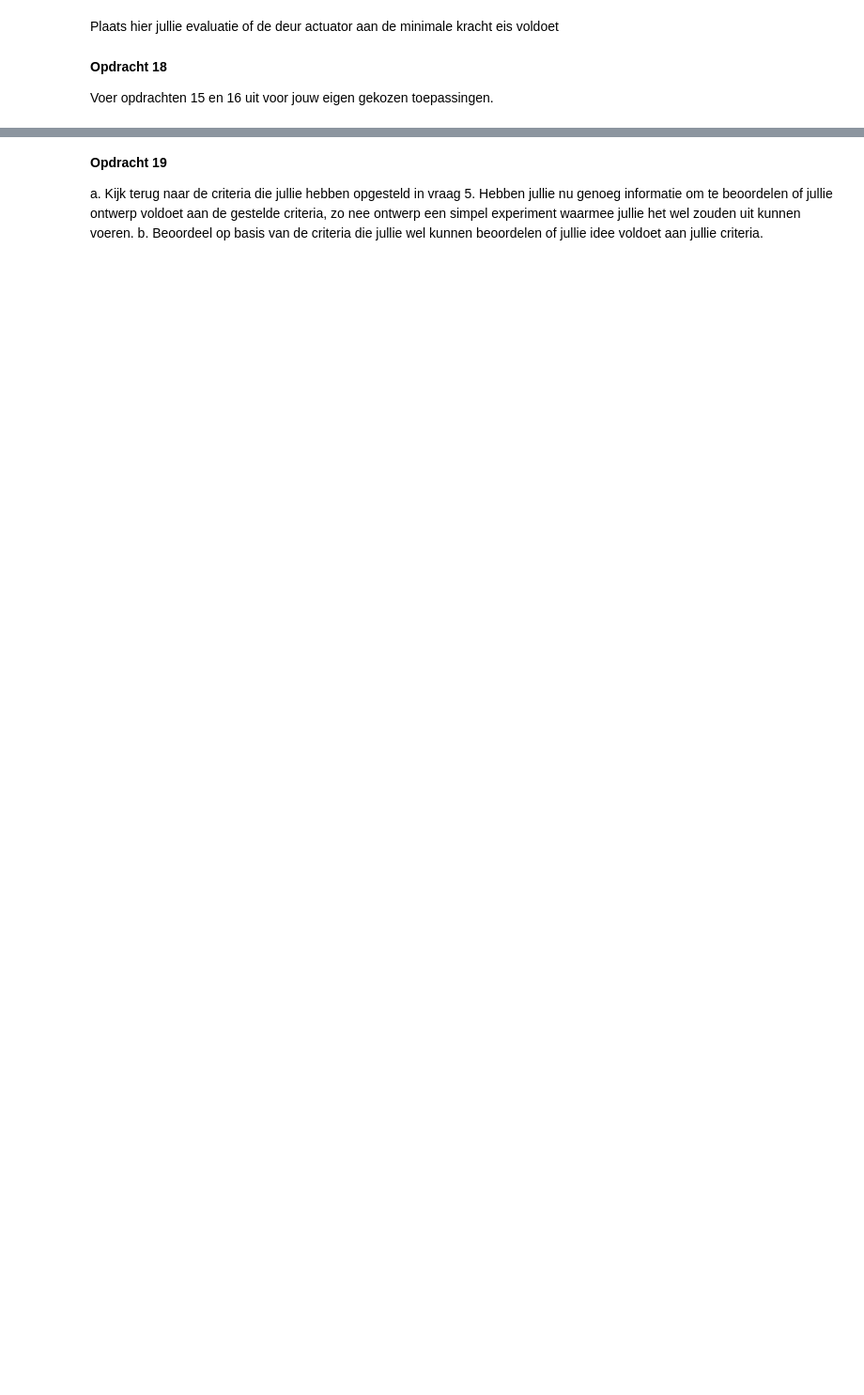
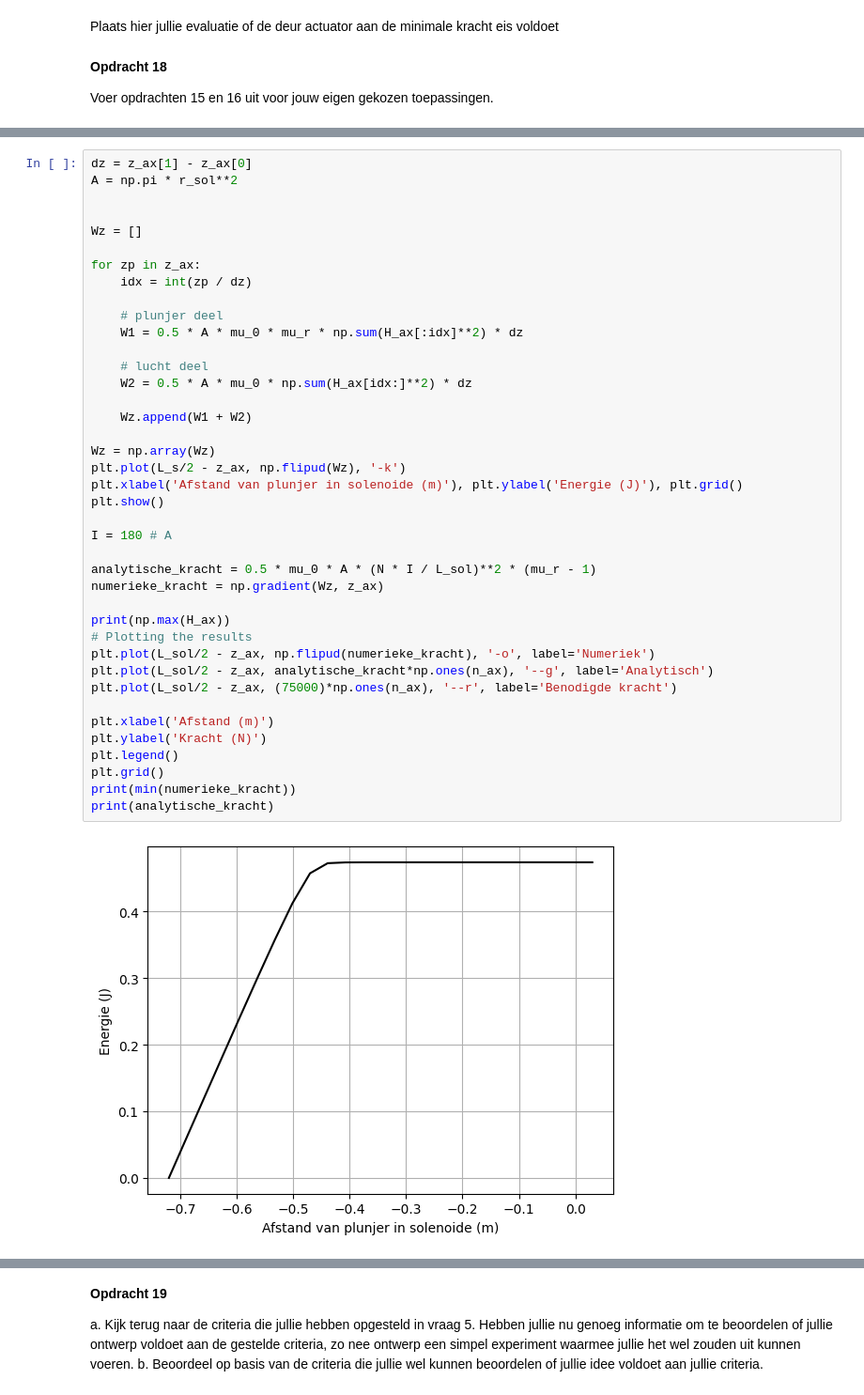
Before and after one commit to DavantePES/Def-D, a Jupyter notebook: DigitaleOntwerpopdrachten/2KrachtActuatorOpdracht/KrachtactuatorOpdracht.ipynb, the cells around one changed output, grey strips where cells are left out. Shown at 94% size. Drawn from its saved outputs; the diff is of its cells as text; blank space fills up the shorter version.

```diff
--- a/DigitaleOntwerpopdrachten/2KrachtActuatorOpdracht/KrachtactuatorOpdracht.ipynb
+++ b/DigitaleOntwerpopdrachten/2KrachtActuatorOpdracht/KrachtactuatorOpdracht.ipynb
@@ -656,0 +735,42 @@ Voer opdrachten 15 en 16 uit voor jouw eigen gekozen toepassingen.
+# %%
+dz = z_ax[1] - z_ax[0]
+A = np.pi * r_sol**2
+
+
+Wz = []
+
+for zp in z_ax:
+    idx = int(zp / dz)
+
+    # plunjer deel
+    W1 = 0.5 * A * mu_0 * mu_r * np.sum(H_ax[:idx]**2) * dz
+
+    # lucht deel
+    W2 = 0.5 * A * mu_0 * np.sum(H_ax[idx:]**2) * dz
+
+    Wz.append(W1 + W2)
+
+Wz = np.array(Wz)
+plt.plot(L_s/2 - z_ax, np.flipud(Wz), '-k')
+plt.xlabel('Afstand van plunjer in solenoide (m)'), plt.ylabel('Energie (J)'), plt.grid()
+plt.show()
+
+I = 180 # A
+
+analytische_kracht = 0.5 * mu_0 * A * (N * I / L_sol)**2 * (mu_r - 1)
+numerieke_kracht = np.gradient(Wz, z_ax)
+
+print(np.max(H_ax))
+# Plotting the results
+plt.plot(L_sol/2 - z_ax, np.flipud(numerieke_kracht), '-o', label='Numeriek')
+plt.plot(L_sol/2 - z_ax, analytische_kracht*np.ones(n_ax), '--g', label='Analytisch')
+plt.plot(L_sol/2 - z_ax, (75000)*np.ones(n_ax), '--r', label='Benodigde kracht')
+
+plt.xlabel('Afstand (m)')
+plt.ylabel('Kracht (N)')
+plt.legend()
+plt.grid()
+print(min(numerieke_kracht))
+print(analytische_kracht)
+# %% [output]
+[figure, added]
```
Also changed, not shown: parts of 12 cells of this notebook, 1 other file.
